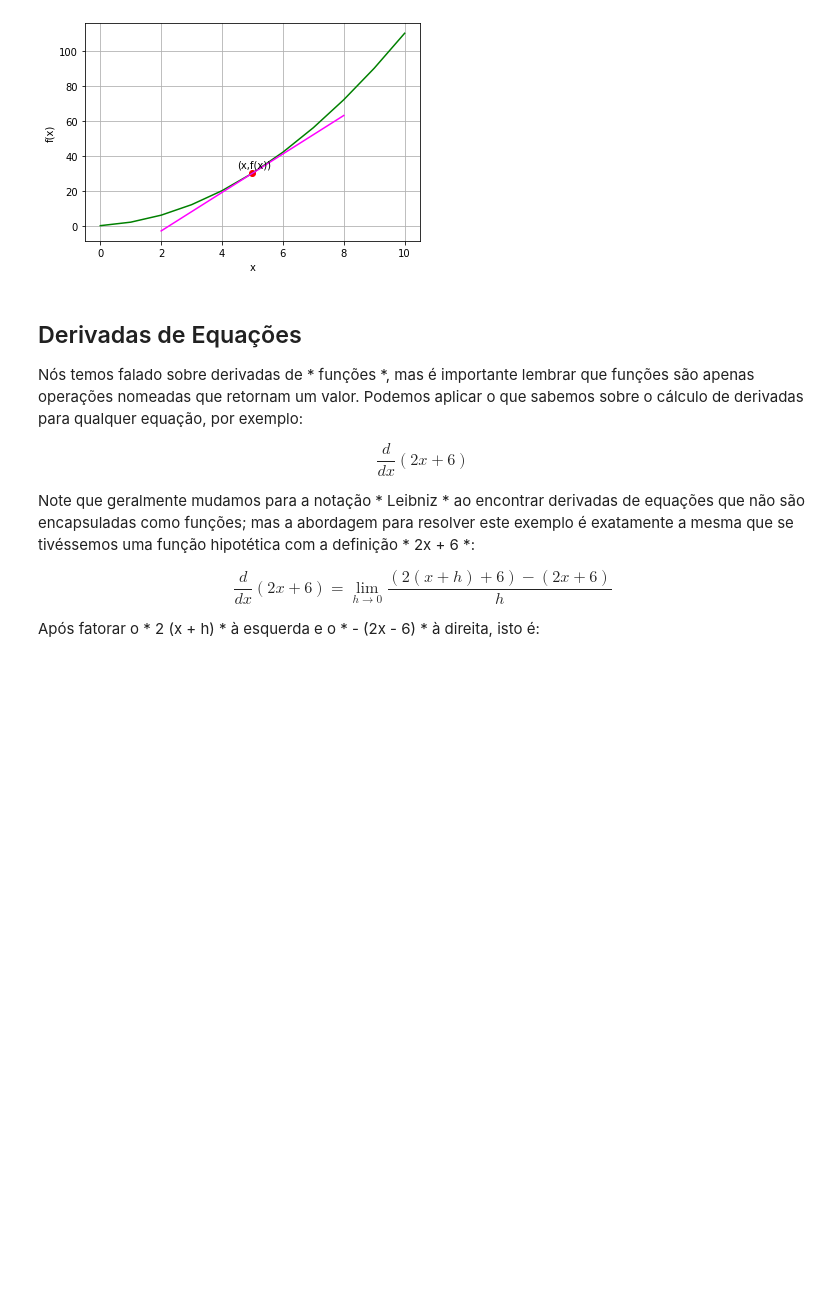
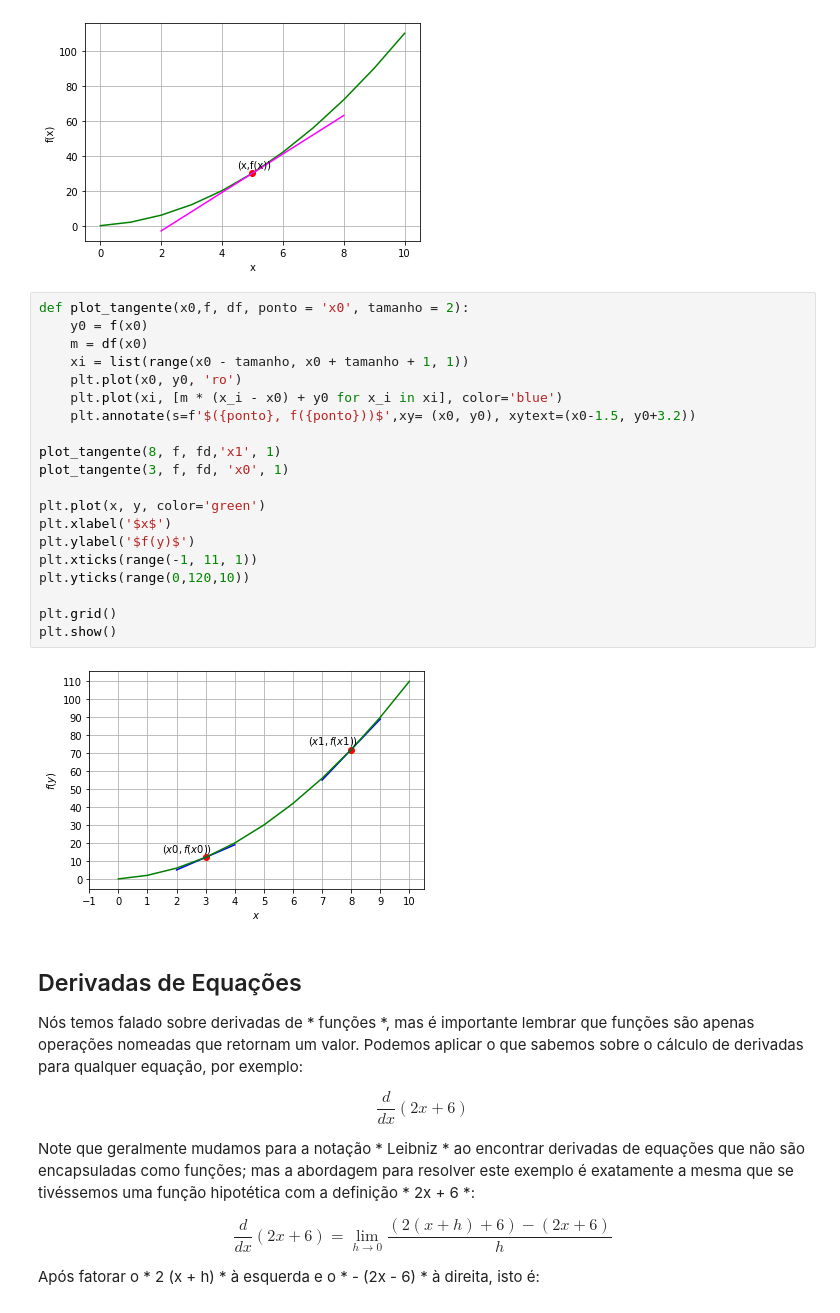
Before and after one commit to Angelicogfa/python-matematica-machine-learning, a Jupyter notebook: modulos/modulo-10/Exercicios09.ipynb, the cells around one changed output. Drawn from its saved outputs; the diff is of its cells as text; blank space fills up the shorter version.

```diff
--- a/modulos/modulo-10/Exercicios09.ipynb
+++ b/modulos/modulo-10/Exercicios09.ipynb
@@ -484,6 +484,28 @@ plt.plot([xMin,xMax],[yMin,yMax], color='magenta')
 plt.show()
 # %% [output]
 [figure]
+# %%
+def plot_tangente(x0,f, df, ponto = 'x0', tamanho = 2):
+    y0 = f(x0)
+    m = df(x0)
+    xi = list(range(x0 - tamanho, x0 + tamanho + 1, 1))
+    plt.plot(x0, y0, 'ro')
+    plt.plot(xi, [m * (x_i - x0) + y0 for x_i in xi], color='blue')
+    plt.annotate(s=f'$({ponto}, f({ponto}))$',xy= (x0, y0), xytext=(x0-1.5, y0+3.2))
+
+plot_tangente(8, f, fd,'x1', 1)
+plot_tangente(3, f, fd, 'x0', 1)
+
+plt.plot(x, y, color='green')
+plt.xlabel('$x$')
+plt.ylabel('$f(y)$')
+plt.xticks(range(-1, 11, 1))
+plt.yticks(range(0,120,10))
+
+plt.grid()
+plt.show()
+# %% [output]
+[figure, added]
 # %% [markdown]
 ## Derivadas de Equações
 
```
Also changed, not shown: parts of 6 cells of this notebook.
